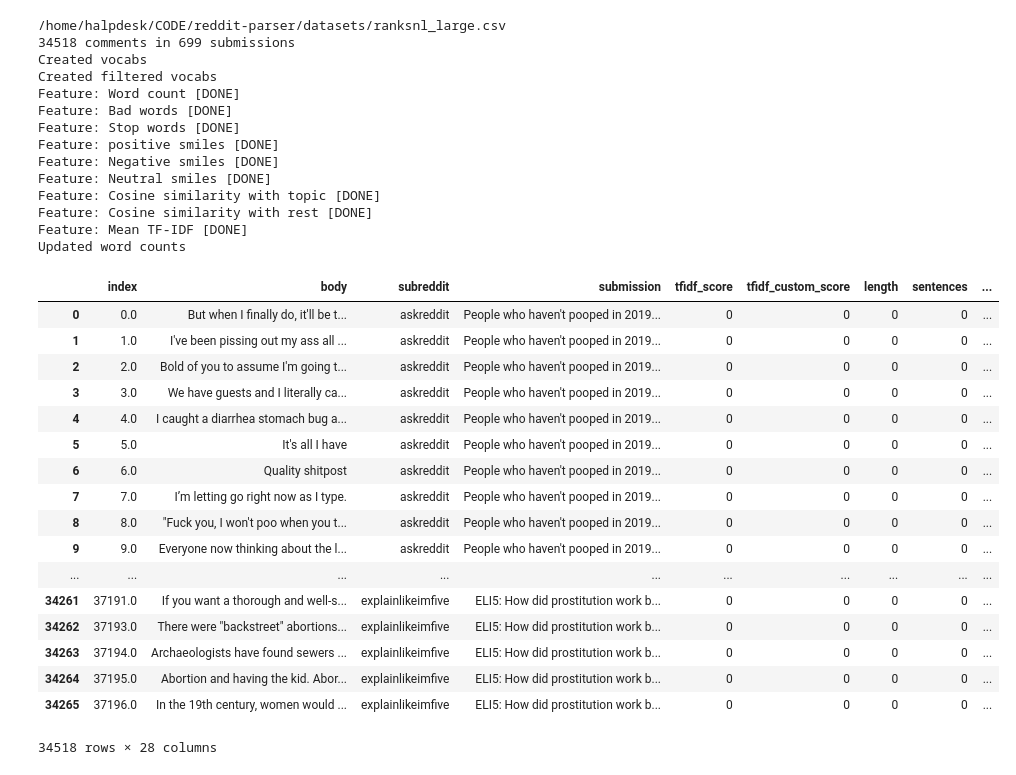
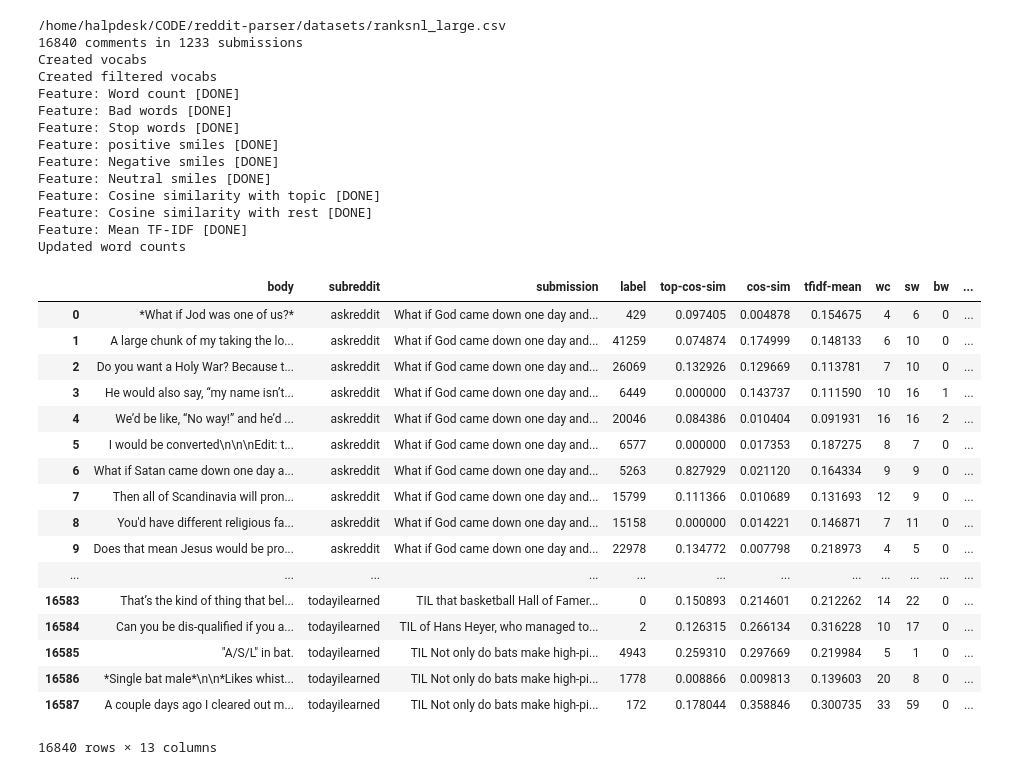
Before and after one commit to halpdesk/parseit, a Jupyter notebook: other-features.ipynb, the cells around one changed output. Saved outputs shown, nothing was run; the diff lists cells and outputs as text; code cells hidden in the pictures.

```diff
--- a/other-features.ipynb
+++ b/other-features.ipynb
@@ -26,6 +26,15 @@ def stopwords():
             for word in line.split(","):
                 stop_words.append(word.lower().strip())
     return set(stop_words)
+
+# Not the same ignore tokens as in nb-features - because we want to check for smilies here
+def ignoretokens():
+    common_fractals = ["1/2", "1/3", "1/4"]
+    low_numbers = [str(int) for int in range(0,10)]
+    mid_numbers = [str(int) for int in range(10,100,10)]
+    high_numbers = [str(int) for int in range(100,100100,100)]
+    tokens = [',', '.', '"', '``', "''", '`', '*', '_', "&", "$", "!", "#", "%", "'", "”", "“", "’", "‘", "―", "—", "~", "–", "/", "  ", "   ", "    ", "\n", "\t", "\r\n", "\r", "	", "?"] + low_numbers + mid_numbers + high_numbers
+    return tokens
 
 # There's many lists for bad words (for spam deteciton, moderation, etc). This is one of the largest I've found so far:
 # https://www.freewebheaders.com/bad-words-list-and-page-moderation-words-list-for-facebook/
@@ -68,22 +77,24 @@ def emoticons():
 
 # Implement our own tokenizer compatible with sklearn; we want to be able to define stopwords and vocabulary
 class LemmaTokenizer:
-    ignore_tokens = [',', '.', ';', ':', '"', '``', "''", '`', '[removed]', '>', '*', '_', "&", "$"]
+    ignoretokens = []
     stopwords = []
     vocab = []
-    def __init__(self, stopwords=[], vocabulary=[]):
+    def __init__(self, stopwords=[], vocabulary=[], ignoretokens=[]):
         self.wnl = WordNetLemmatizer()
         self.stopwords = stopwords
         self.vocab = vocabulary
+        self.ignoretokens = ignoretokens
     def __call__(self, document):
         sig_words = []
         for word, tag in pos_tag(word_tokenize(document)):
             lower_cased_tag = tag[0].lower()
+            word = word.strip(''.join(self.ignoretokens))
             wn_tag = lower_cased_tag if lower_cased_tag in ['a', 'r', 'n', 'v'] else None
             if not wn_tag:
                 lemma = word
             else:
                 lemma = self.wnl.lemmatize(word, wn_tag)
-            if lemma not in list(self.stopwords) + self.ignore_tokens: # and word in self.vocab:
+            if lemma not in list(self.stopwords) + self.ignoretokens: # and word in self.vocab:
                 sig_words.append(lemma.lower())
         return sig_words
@@ -95,3 +101,5 @@ pickle_df = pickle_df.reset_index()
+# %%
+pickle_df = load_pickle("data-16k-dec-3.p")
 # %%
 df = pickle_df.copy()
 
@@ -160,7 +168,7 @@ print("Feature: Neutral smiles [DONE]")
 # TF-IDF cosine similarity toawrd topic
 df["top-cos-sim"] = pd.Series(np.zeros(s_length), index=df.index)
 for submission in submissions:
-    sub_df = df[df.submission == submission][["index", "body"]]
+    sub_df = df[df.submission == submission][["body"]]
     submission_with_comments = [submission] + list(sub_df.get("body").array)
     tfidfv = TfidfVectorizer(vocabulary=filtered_vocabs, lowercase=True, ngram_range=(1,1), smooth_idf=True, tokenizer=LemmaTokenizer(stopwords=list(swords)))
     tfidf_data = tfidfv.fit_transform(submission_with_comments)
@@ -175,7 +183,7 @@ print("Feature: Cosine similarity with topic [DONE]")
 # TF-IDF cosine similarity towards all documents in a submission
 df["cos-sim"] = pd.Series(np.zeros(s_length), index=df.index)
 for submission in submissions:
-    sub_df = df[df.submission == submission][["index", "body"]]
+    sub_df = df[df.submission == submission][["body"]]
     submission_with_comments = [" ".join(vocabs)] + list(sub_df.get("body").array)
     tfidfv = TfidfVectorizer(vocabulary=filtered_vocabs, lowercase=True, ngram_range=(1,1), smooth_idf=True, tokenizer=LemmaTokenizer(stopwords=list(swords)))
     tfidf_data = tfidfv.fit_transform(submission_with_comments)
@@ -190,55 +198,55 @@ print("Feature: Cosine similarity with rest [DONE]")
 # TF-IDF mean value (checks across all documents in a submission)
 df["tfidf-mean"] = pd.Series(np.zeros(s_length), index=df.index)
 for submission in submissions:
-    sub_df = df[df.submission == submission][["index", "body"]]
+    sub_df = df[df.submission == submission][["body"]]
     tfidfv = TfidfVectorizer(vocabulary=vocabs, lowercase=True, ngram_range=(1,1), smooth_idf=True, tokenizer=LemmaTokenizer(stopwords=list(swords)))
     tfidf_data = tfidfv.fit_transform(sub_df.get("body")).todense()
     means = [0]*tfidf_data.shape[0]
     for i in range(0, tfidf_data.shape[0]):
         word_count = wc_df.get("wc")[i] + bw_df.get("bw")[i] + sw_df.get("sw")[i]
         means[i] = tfidf_data[i].sum()/word_count
     tfidf_df = pd.DataFrame(means, index=sub_df.index)
     tfidf_df.columns = ["tfidf-mean"]
     sub_df = pd.concat([sub_df, tfidf_df], axis=1)
     df.update(sub_df)
 print("Feature: Mean TF-IDF [DONE]")
 
 # Update the the rest
 df = pd.concat([df, wc_df, sw_df, bw_df, smilp_df, smiln_df, smile_df], axis=1)
 print("Updated word counts")
 
-save_pickle(df, f"{pickle_file_name}-other-features.p")
+save_pickle(df, "data-16k-dec-3-other-features.p")
 df
 # %% [output]
 /home/halpdesk/CODE/reddit-parser/datasets/ranksnl_large.csv
-34518 comments in 699 submissions
+16840 comments in 1233 submissions
 Created vocabs
 Created filtered vocabs
 Feature: Word count [DONE]
 Feature: Bad words [DONE]
 Feature: Stop words [DONE]
 Feature: positive smiles [DONE]
 Feature: Negative smiles [DONE]
 Feature: Neutral smiles [DONE]
 Feature: Cosine similarity with topic [DONE]
 Feature: Cosine similarity with rest [DONE]
 Feature: Mean TF-IDF [DONE]
 Updated word counts
-|  | index | body | subreddit | submission | tfidf_score | tfidf_custom_score | length | sentences | ... |
-| 0 | 0.0 | But when I finally do, it'll be t... | askreddit | People who haven't pooped in 2019... | 0 | 0 | 0 | 0 | ... |
-| 1 | 1.0 | I've been pissing out my ass all ... | askreddit | People who haven't pooped in 2019... | 0 | 0 | 0 | 0 | ... |
-| 2 | 2.0 | Bold of you to assume I'm going t... | askreddit | People who haven't pooped in 2019... | 0 | 0 | 0 | 0 | ... |
-| 3 | 3.0 | We have guests and I literally ca... | askreddit | People who haven't pooped in 2019... | 0 | 0 | 0 | 0 | ... |
-| 4 | 4.0 | I caught a diarrhea stomach bug a... | askreddit | People who haven't pooped in 2019... | 0 | 0 | 0 | 0 | ... |
-| 5 | 5.0 | It's all I have | askreddit | People who haven't pooped in 2019... | 0 | 0 | 0 | 0 | ... |
-| 6 | 6.0 | Quality shitpost | askreddit | People who haven't pooped in 2019... | 0 | 0 | 0 | 0 | ... |
-| 7 | 7.0 | I’m letting go right now as I type. | askreddit | People who haven't pooped in 2019... | 0 | 0 | 0 | 0 | ... |
-| 8 | 8.0 | "Fuck you, I won't poo when you t... | askreddit | People who haven't pooped in 2019... | 0 | 0 | 0 | 0 | ... |
-| 9 | 9.0 | Everyone now thinking about the l... | askreddit | People who haven't pooped in 2019... | 0 | 0 | 0 | 0 | ... |
-| ... | ... | ... | ... | ... | ... | ... | ... | ... | ... |
-| 34261 | 37191.0 | If you want a thorough and well-s... | explainlikeimfive | ELI5: How did prostitution work b... | 0 | 0 | 0 | 0 | ... |
-| 34262 | 37193.0 | There were "backstreet" abortions... | explainlikeimfive | ELI5: How did prostitution work b... | 0 | 0 | 0 | 0 | ... |
-| 34263 | 37194.0 | Archaeologists have found sewers ... | explainlikeimfive | ELI5: How did prostitution work b... | 0 | 0 | 0 | 0 | ... |
-| 34264 | 37195.0 | Abortion and having the kid. Abor... | explainlikeimfive | ELI5: How did prostitution work b... | 0 | 0 | 0 | 0 | ... |
-| 34265 | 37196.0 | In the 19th century, women would ... | explainlikeimfive | ELI5: How did prostitution work b... | 0 | 0 | 0 | 0 | ... |
+|  | body | subreddit | submission | label | top-cos-sim | cos-sim | tfidf-mean | wc | sw | bw | ... |
+| 0 | *What if Jod was one of us?* | askreddit | What if God came down one day and... | 429 | 0.097405 | 0.004878 | 0.154675 | 4 | 6 | 0 | ... |
+| 1 | A large chunk of my taking the lo... | askreddit | What if God came down one day and... | 41259 | 0.074874 | 0.174999 | 0.148133 | 6 | 10 | 0 | ... |
+| 2 | Do you want a Holy War? Because t... | askreddit | What if God came down one day and... | 26069 | 0.132926 | 0.129669 | 0.113781 | 7 | 10 | 0 | ... |
+| 3 | He would also say, “my name isn’t... | askreddit | What if God came down one day and... | 6449 | 0.000000 | 0.143737 | 0.111590 | 10 | 16 | 1 | ... |
+| 4 | We’d be like, “No way!” and he’d ... | askreddit | What if God came down one day and... | 20046 | 0.084386 | 0.010404 | 0.091931 | 16 | 16 | 2 | ... |
+| 5 | I would be converted\n\n\nEdit: t... | askreddit | What if God came down one day and... | 6577 | 0.000000 | 0.017353 | 0.187275 | 8 | 7 | 0 | ... |
+| 6 | What if Satan came down one day a... | askreddit | What if God came down one day and... | 5263 | 0.827929 | 0.021120 | 0.164334 | 9 | 9 | 0 | ... |
+| 7 | Then all of Scandinavia will pron... | askreddit | What if God came down one day and... | 15799 | 0.111366 | 0.010689 | 0.131693 | 12 | 9 | 0 | ... |
+| 8 | You'd have different religious fa... | askreddit | What if God came down one day and... | 15158 | 0.000000 | 0.014221 | 0.146871 | 7 | 11 | 0 | ... |
+| 9 | Does that mean Jesus would be pro... | askreddit | What if God came down one day and... | 22978 | 0.134772 | 0.007798 | 0.218973 | 4 | 5 | 0 | ... |
+| ... | ... | ... | ... | ... | ... | ... | ... | ... | ... | ... | ... |
+| 16583 | That’s the kind of thing that bel... | todayilearned | TIL that basketball Hall of Famer... | 0 | 0.150893 | 0.214601 | 0.212262 | 14 | 22 | 0 | ... |
+| 16584 | Can you be dis-qualified if you a... | todayilearned | TIL of Hans Heyer, who managed to... | 2 | 0.126315 | 0.266134 | 0.316228 | 10 | 17 | 0 | ... |
+| 16585 | "A/S/L" in bat. | todayilearned | TIL Not only do bats make high-pi... | 4943 | 0.259310 | 0.297669 | 0.219984 | 5 | 1 | 0 | ... |
+| 16586 | *Single bat male*\n\n*Likes whist... | todayilearned | TIL Not only do bats make high-pi... | 1778 | 0.008866 | 0.009813 | 0.139603 | 20 | 8 | 0 | ... |
+| 16587 | A couple days ago I cleared out m... | todayilearned | TIL Not only do bats make high-pi... | 172 | 0.178044 | 0.358846 | 0.300735 | 33 | 59 | 0 | ... |
-34518 rows × 28 columns
+16840 rows × 13 columns
```
Also changed, not shown: parts of 1 cell of this notebook, 6 other files.
